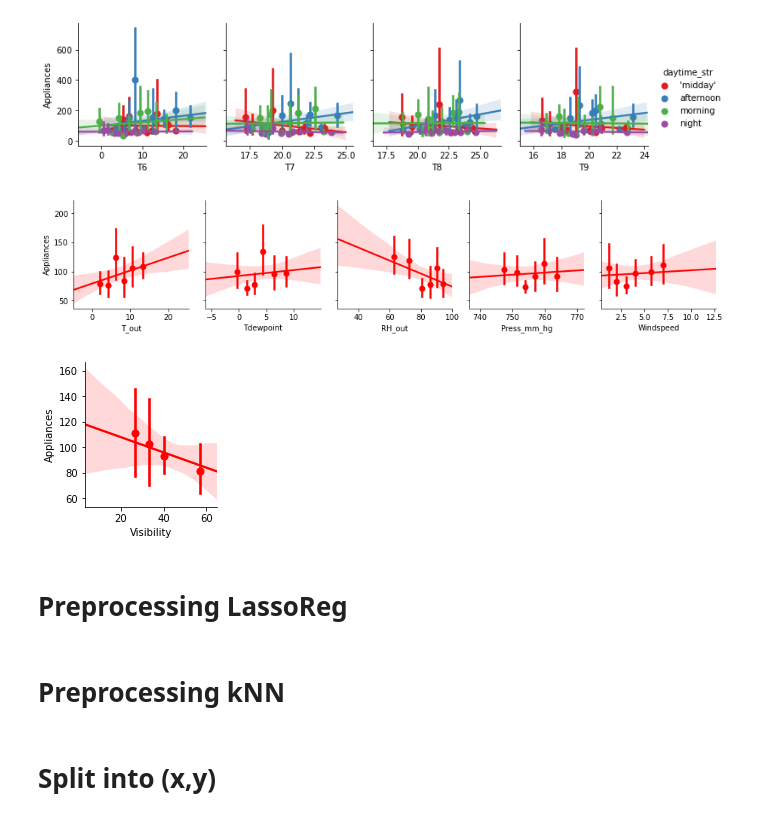
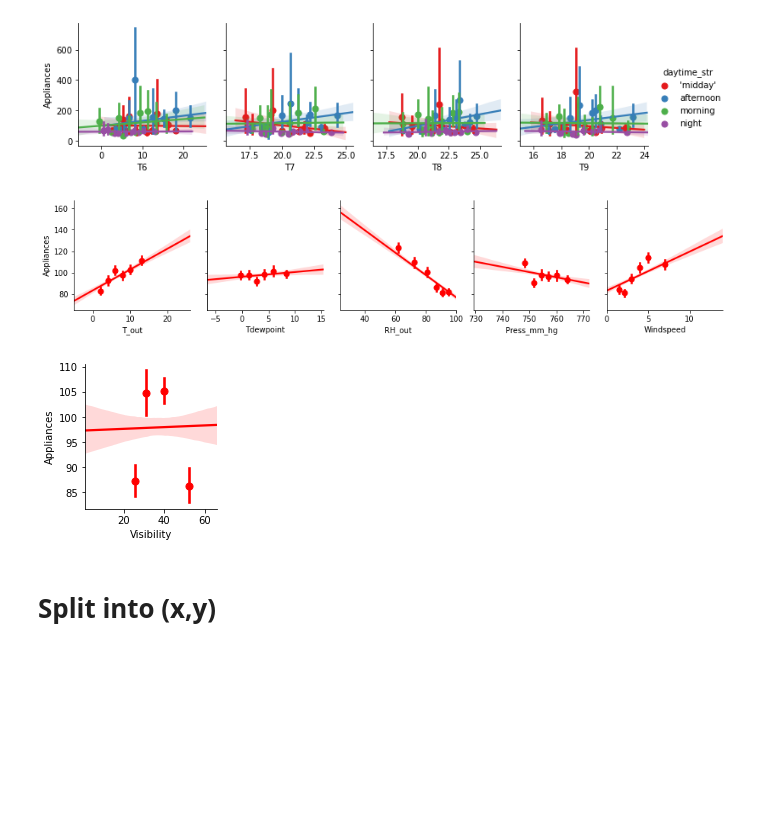
Before and after one commit to GenosW/ml-exercises, a Jupyter notebook: exercise1/energy.ipynb, the cells around one changed output. Cells and saved outputs as stored; diff of their text form; code cells hidden in the pictures; blank space fills up the shorter version.

```diff
--- a/exercise1/energy.ipynb
+++ b/exercise1/energy.ipynb
@@ -533,14 +531,10 @@ display([f"{T}... {col_dict[T]}" for T in col_temp])
 [figure]
 # %%
 for i in range(2):
-    g = sns.PairGrid(train[:2*day],
+    g = sns.PairGrid(train[:],
                  x_vars=col_weather[i*5:(i+1)*5],
                  y_vars=[col_target])
     g = g.map(sns.regplot, color='red', x_bins=6)
 # %% [output]
-[figure, old version]
+[figure, new version]
-[figure, old version]
+[figure, new version]
-# %% [markdown]
-# Preprocessing LassoReg
-# %% [markdown]
-# Preprocessing kNN
```
Also changed, not shown: parts of 19 cells of this notebook, 3 other files.
